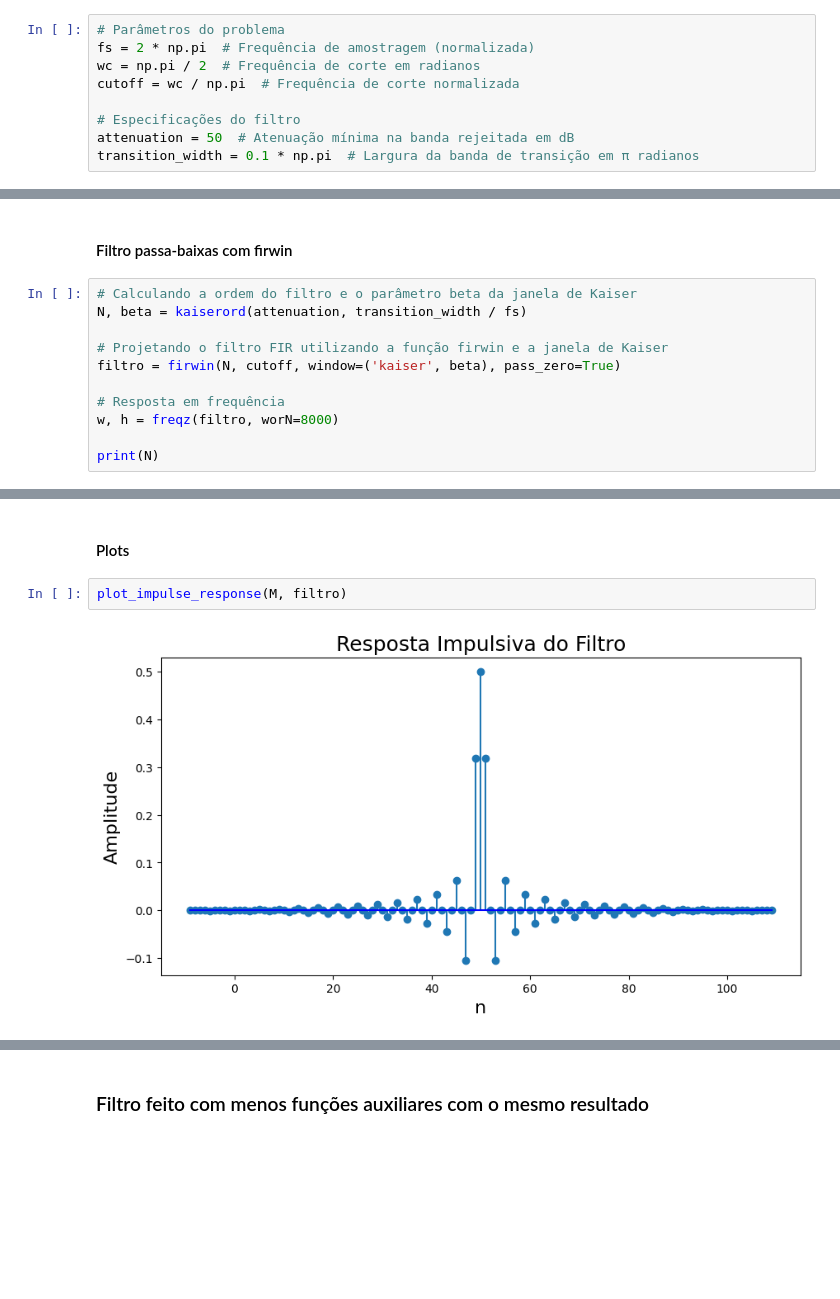
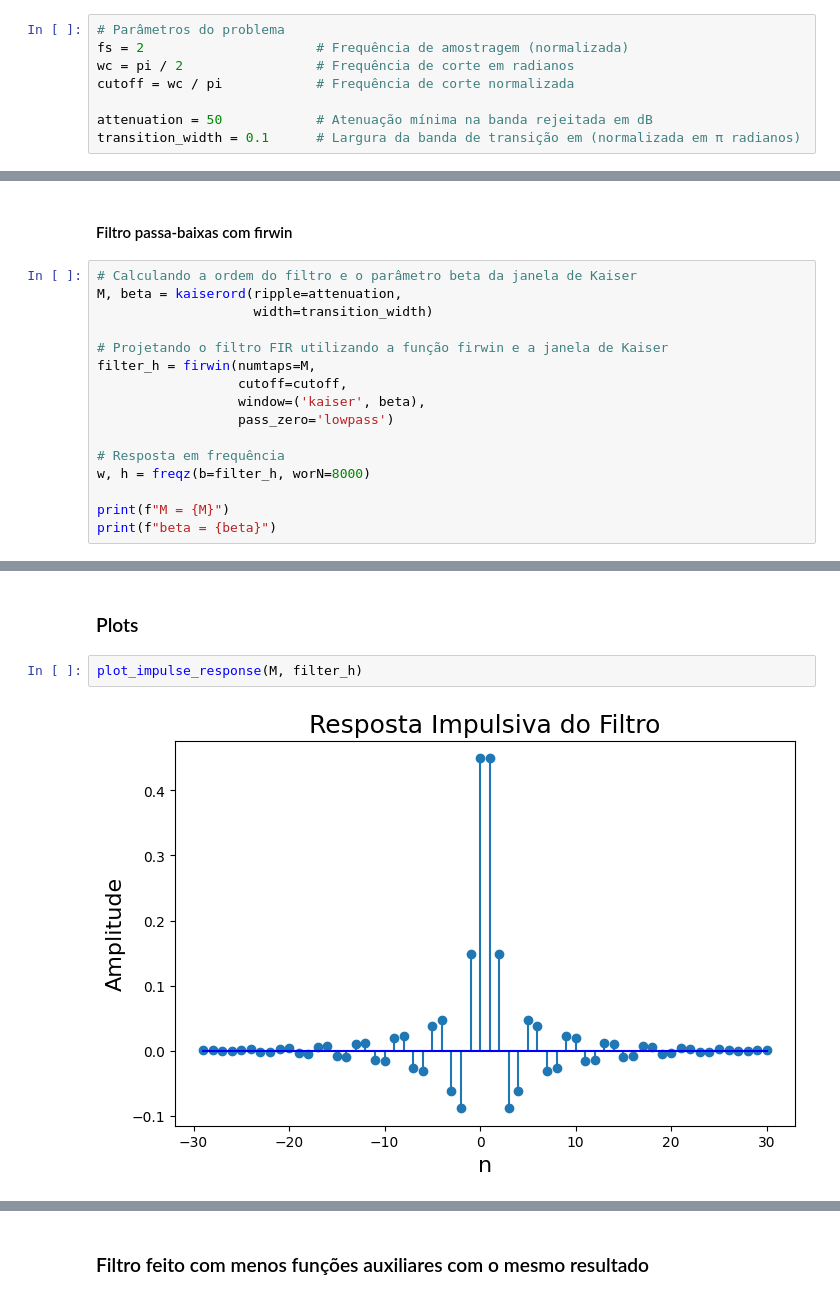
Before and after one commit to IvonLuiz/FIR_Filter_WindowMethod, a Jupyter notebook: notebook/FIR.ipynb, the cells around one changed output, grey strips where cells are left out. Cells and saved outputs as stored; diff of their text form; blank space fills up the shorter version.

Commit message:
changing visualizations, improving quantization, ploting error

```diff
--- a/notebook/FIR.ipynb
+++ b/notebook/FIR.ipynb
@@ -102,10 +102,9 @@ from utils import plot_impulse_response, plot_frequency_response_direct, plot_fr
 O filtro passa-baixas FIR deve ter uma <b>frequência de corte</b> de $\omega_c = \frac{\pi}{2}$, uma <b>atenuação mínima</b> na banda de rejeição $\geq 50dB$ e uma região de transição $\Delta\omega = \omega_s - \omega_p < 0,1\pi$
 # %%
 # Parâmetros do problema
-fs = 2 * np.pi  # Frequência de amostragem (normalizada)
-wc = np.pi / 2  # Frequência de corte em radianos
-cutoff = wc / np.pi  # Frequência de corte normalizada
+fs = 2                      # Frequência de amostragem (normalizada)
+wc = pi / 2                 # Frequência de corte em radianos
+cutoff = wc / pi            # Frequência de corte normalizada
 
-# Especificações do filtro
-attenuation = 50  # Atenuação mínima na banda rejeitada em dB
-transition_width = 0.1 * np.pi  # Largura da banda de transição em π radianos
+attenuation = 50            # Atenuação mínima na banda rejeitada em dB
+transition_width = 0.1      # Largura da banda de transição em (normalizada em π radianos)
@@ -113,13 +114,18 @@ transition_width = 0.1 * np.pi  # Largura da banda de transição em π radianos
 #### Filtro passa-baixas com firwin
 # %%
 # Calculando a ordem do filtro e o parâmetro beta da janela de Kaiser
-N, beta = kaiserord(attenuation, transition_width / fs)
+M, beta = kaiserord(ripple=attenuation,
+                    width=transition_width)
 
 # Projetando o filtro FIR utilizando a função firwin e a janela de Kaiser
-filtro = firwin(N, cutoff, window=('kaiser', beta), pass_zero=True)
+filter_h = firwin(numtaps=M,
+                  cutoff=cutoff,
+                  window=('kaiser', beta),
+                  pass_zero='lowpass')
 
 # Resposta em frequência
-w, h = freqz(filtro, worN=8000)
+w, h = freqz(b=filter_h, worN=8000)
 
-print(N)
+print(f"M = {M}")
+print(f"beta = {beta}")
 # %% [output]
@@ -159,6 +134,6 @@ plt.show()
 # %% [markdown]
-#### Plots
+### Plots
 # %%
-plot_impulse_response(M, filtro)
+plot_impulse_response(M, filter_h)
 # %% [output]
-[figure, old version]
+[figure, new version]
```
Also changed, not shown: parts of 21 cells of this notebook, 1 other file.
